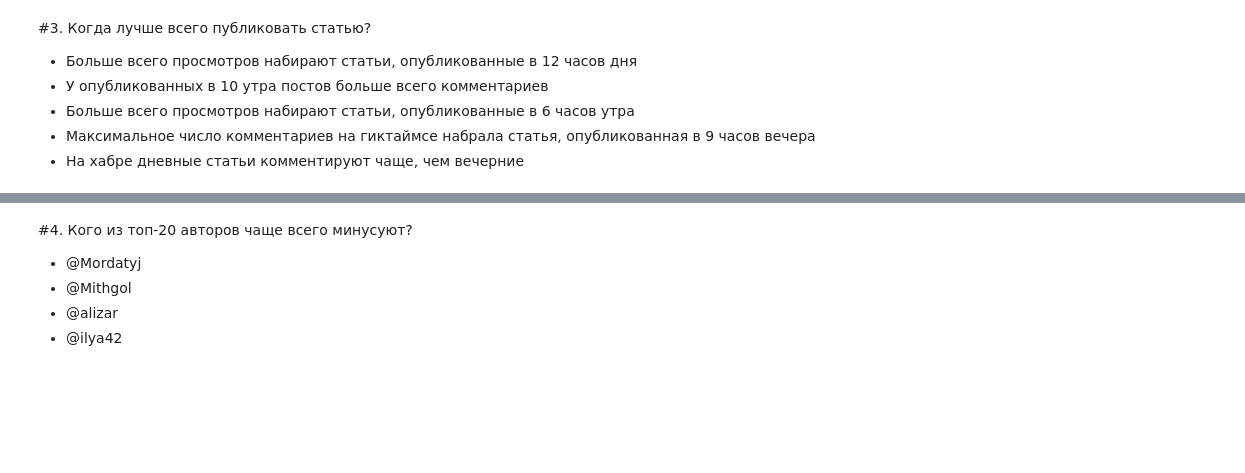
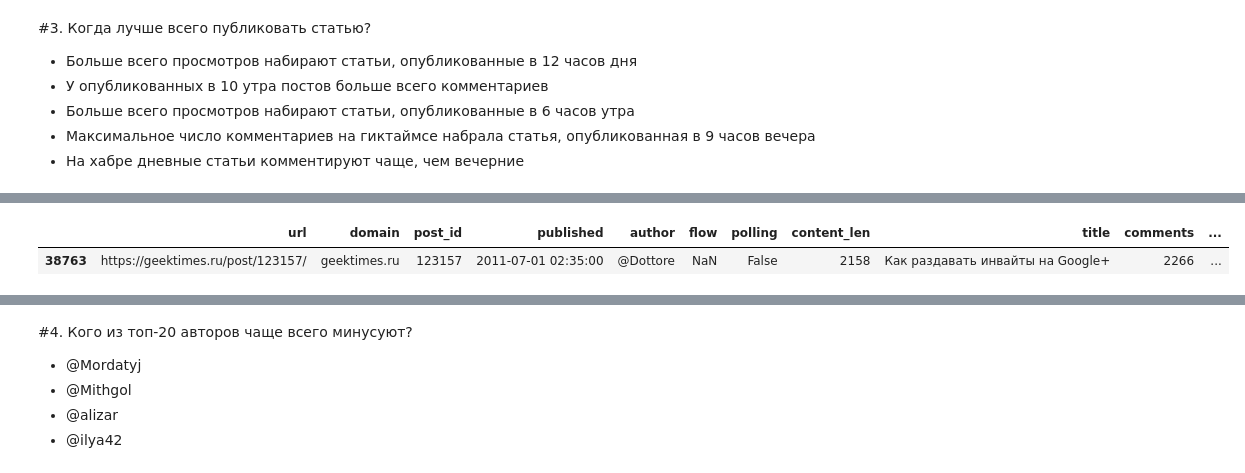
Before and after one commit to IVIo3e/Fundamental-concepts-of-AI, a Jupyter notebook: assignment02_habr_visual_analysis.ipynb, the cells around one changed output, grey strips where cells are left out. Cells and saved outputs as stored; diff of their text form; code cells hidden in the pictures; blank space fills up the shorter version.

```diff
--- a/assignment02_habr_visual_analysis.ipynb
+++ b/assignment02_habr_visual_analysis.ipynb
@@ -123,0 +170,5 @@ df["hour"] = [d.hour for d in df.published]
+# %%
+df[df['comments'] == max(df['comments'])]
+# %% [output]
+|  | url | domain | post_id | published | author | flow | polling | content_len | title | comments | ... |
+| 38763 | https://geektimes.ru/post/123157/ | geektimes.ru | 123157 | 2011-07-01 02:35:00 | @Dottore | NaN | False | 2158 | Как раздавать инвайты на Google+ | 2266 | ... |
```
Also changed, not shown: parts of 17 cells of this notebook.
